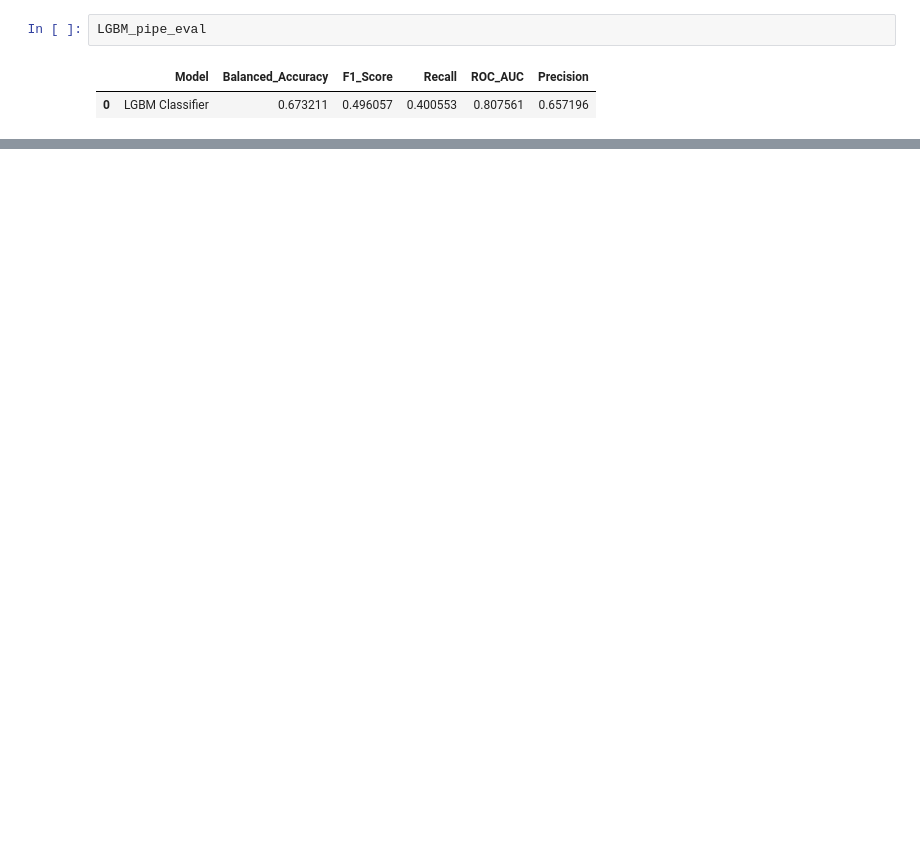
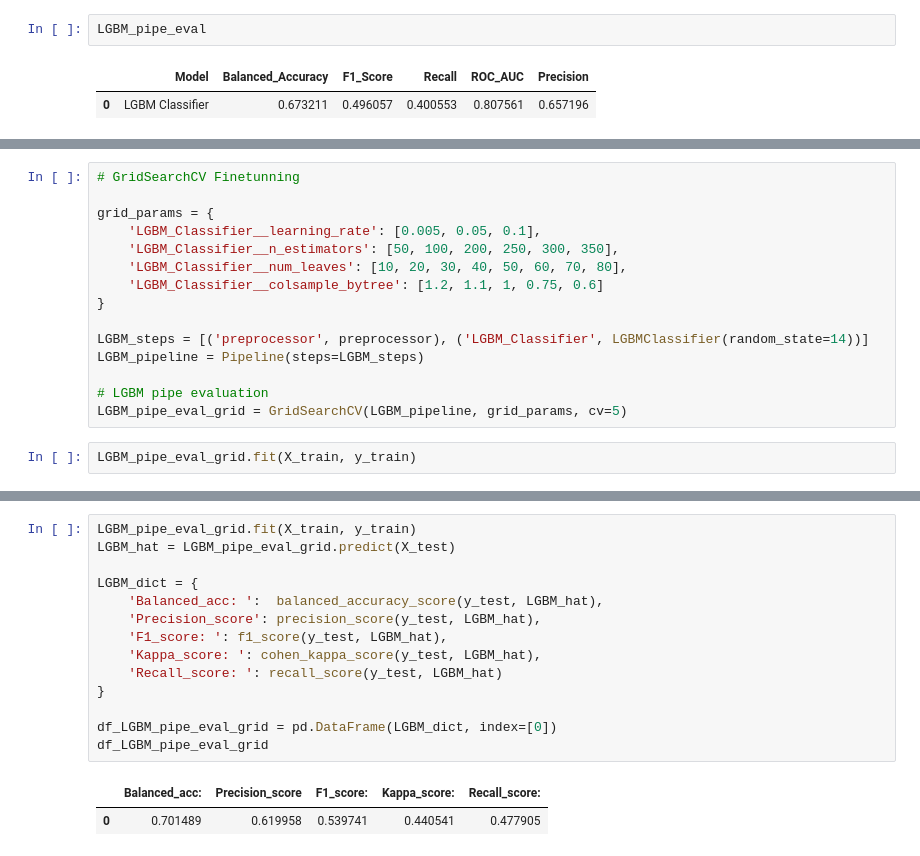
Before and after one commit to felipedmnq/churn-prediction, a Jupyter notebook: notebooks/C1_churn.ipynb, the cells around one changed output, grey strips where cells are left out. Cells and saved outputs as stored; diff of their text form; blank space fills up the shorter version.

```diff
--- a/notebooks/C1_churn.ipynb
+++ b/notebooks/C1_churn.ipynb
@@ -992,0 +898,17 @@ XGB_pipe_eval
+# %%
+# GridSearchCV Finetunning
+
+grid_params = {
+    'LGBM_Classifier__learning_rate': [0.005, 0.05, 0.1],
+    'LGBM_Classifier__n_estimators': [50, 100, 200, 250, 300, 350],
+    'LGBM_Classifier__num_leaves': [10, 20, 30, 40, 50, 60, 70, 80],
+    'LGBM_Classifier__colsample_bytree': [1.2, 1.1, 1, 0.75, 0.6]
+}
+
+LGBM_steps = [('preprocessor', preprocessor), ('LGBM_Classifier', LGBMClassifier(random_state=14))]
+LGBM_pipeline = Pipeline(steps=LGBM_steps)
+
+# LGBM pipe evaluation
+LGBM_pipe_eval_grid = GridSearchCV(LGBM_pipeline, grid_params, cv=5)
+# %%
+LGBM_pipe_eval_grid.fit(X_train, y_train)
@@ -992,0 +944,17 @@ XGB_pipe_eval
+# %%
+LGBM_pipe_eval_grid.fit(X_train, y_train)
+LGBM_hat = LGBM_pipe_eval_grid.predict(X_test)
+
+LGBM_dict = {
+    'Balanced_acc: ':  balanced_accuracy_score(y_test, LGBM_hat),
+    'Precision_score': precision_score(y_test, LGBM_hat),
+    'F1_score: ': f1_score(y_test, LGBM_hat),
+    'Kappa_score: ': cohen_kappa_score(y_test, LGBM_hat),
+    'Recall_score: ': recall_score(y_test, LGBM_hat)
+}
+
+df_LGBM_pipe_eval_grid = pd.DataFrame(LGBM_dict, index=[0])
+df_LGBM_pipe_eval_grid
+# %% [output]
+|  | Balanced_acc: | Precision_score | F1_score: | Kappa_score: | Recall_score: |
+| 0 | 0.701489 | 0.619958 | 0.539741 | 0.440541 | 0.477905 |
```
Also changed, not shown: parts of 28 cells of this notebook, 1 other file.
